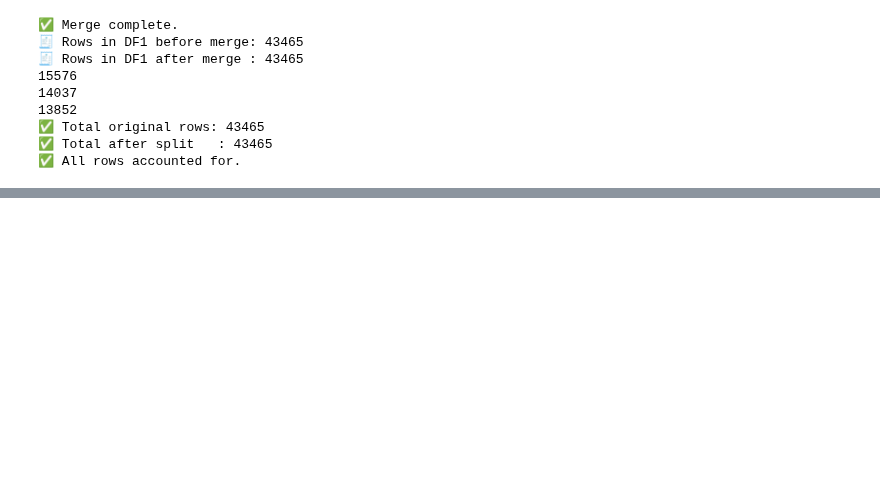
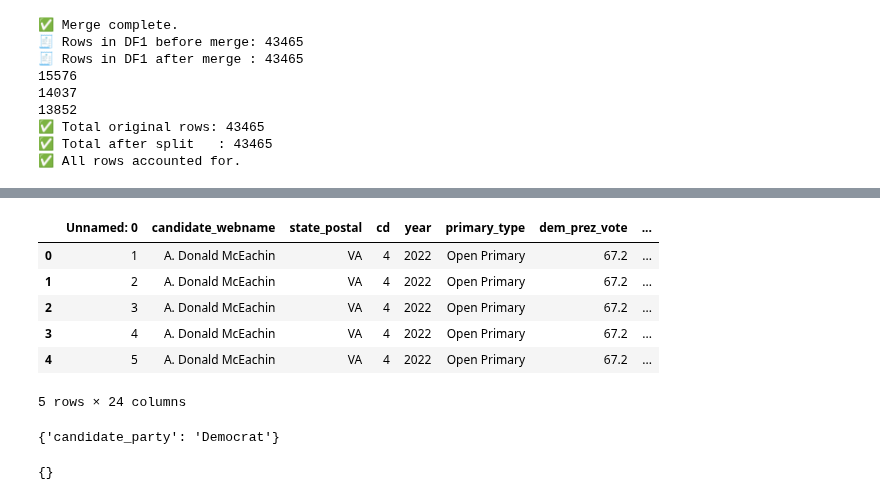
Before and after one commit to nurfnick/NetworkScience, a Jupyter notebook: Project/project.ipynb, the cells around one changed output, grey strips where cells are left out. Cells and saved outputs as stored; diff of their text form; code cells hidden in the pictures; blank space fills up the shorter version.

```diff
--- a/Project/project.ipynb
+++ b/Project/project.ipynb
@@ -126,0 +137,10 @@ plot_graph(graph_2018, "Candidate Similarity Graph 2018")
+# %%
+df1_merged.head()
+# %% [output]
+|  | Unnamed: 0 | candidate_webname | state_postal | cd | year | primary_type | dem_prez_vote | ... |
+| 0 | 1 | A. Donald McEachin | VA | 4 | 2022 | Open Primary | 67.2 | ... |
+| 1 | 2 | A. Donald McEachin | VA | 4 | 2022 | Open Primary | 67.2 | ... |
+| 2 | 3 | A. Donald McEachin | VA | 4 | 2022 | Open Primary | 67.2 | ... |
+| 3 | 4 | A. Donald McEachin | VA | 4 | 2022 | Open Primary | 67.2 | ... |
+| 4 | 5 | A. Donald McEachin | VA | 4 | 2022 | Open Primary | 67.2 | ... |
+5 rows × 24 columns
@@ -126,0 +151,8 @@ plot_graph(graph_2018, "Candidate Similarity Graph 2018")
+# %%
+graph_2018.nodes['A. Donald McEachin']
+# %% [output]
+{'candidate_party': 'Democrat'}
+# %%
+nx.get_node_attributes(graph_2018, 'candidate_party')
+# %% [output]
+{}
```
Also changed, not shown: parts of 5 cells of this notebook.
